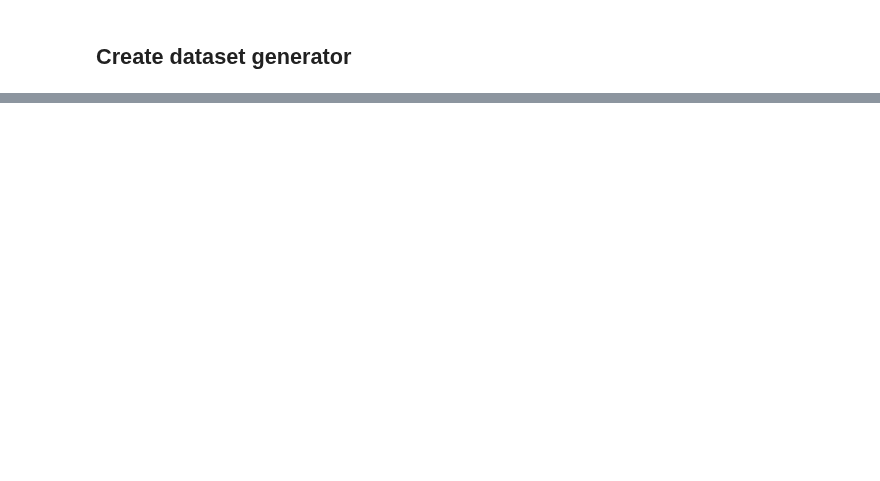
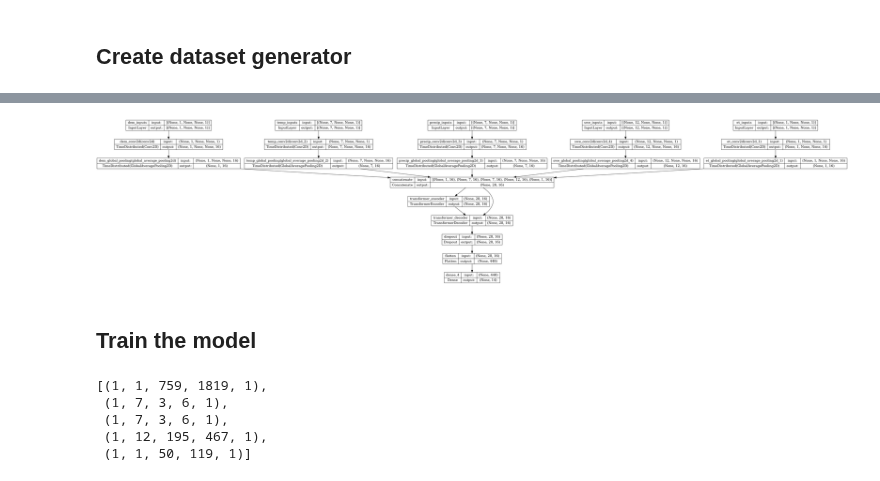
Before and after one commit to MIDS-capstone-fate-of-snow/discharge-estimation, a Jupyter notebook: models/CNN Models.ipynb, the cells around one changed output, grey strips where cells are left out. Drawn from its saved outputs; the diff is of its cells as text; code cells hidden in the pictures; blank space fills up the shorter version.

Commit message:
couple of fixes to data generator and add notebook model training.

```diff
--- a/models/CNN Models.ipynb
+++ b/models/CNN Models.ipynb
@@ -229,0 +102,8 @@ Similar to simple model above, but inputs are a sequence of images e.g. 1 week's
+# %%
+i = 0
+while True:
+    data = next(train_fp_gen)
+    assert isinstance(data, dict)
+    i += 1
+    count = f"{i}".rjust(6)
+    print(f"\rGenerated {count} filepaths", end="")
@@ -229,0 +113,8 @@ Similar to simple model above, but inputs are a sequence of images e.g. 1 week's
+# %%
+i = 0
+while True:
+    data = next(train_data_gen)
+    assert isinstance(data, dict)
+    i += 1
+    count = f"{i}".rjust(6)
+    print(f"\rGenerated {count} data samples", end="")
@@ -324,0 +235,27 @@ _________________________________________________________________
+# %%
+# Single image CNN inputs:
+dem_inputs, dem_outputs = time_dist_cnn(1, "dem", 16, kernel_size = (5, 5), strides = (1, 1))
+et_inputs, et_outputs = time_dist_cnn(1, "et", 16, kernel_size = (4, 4), strides = (1, 1))
+
+# Time dist CNN inputs:
+temp_inputs, temp_outputs = time_dist_cnn(7, "temp", 16, kernel_size = (2, 2))
+precip_inputs, precip_outputs = time_dist_cnn(7, "precip", 16, kernel_size = (2, 2))
+swe_inputs, swe_outputs = time_dist_cnn(12, "swe", 16, kernel_size = (5, 5))
+
+# Concatenate CNN outputs:
+concat = tf.keras.layers.Concatenate(axis = 1)(
+    [dem_outputs, temp_outputs, precip_outputs, swe_outputs, et_outputs]
+)
+
+# Transformer encoder:
+encoder_outputs = TransformerEncoder(embed_dim = 16, dense_dim = 32, num_heads = 2)(concat)
+
+# Transformer decoder:
+x = TransformerDecoder(embed_dim = 16, dense_dim = 32, num_heads = 2)(concat, encoder_outputs)
+x = layers.Dropout(0.5)(x)
+x = layers.Flatten()(x)
+decoder_outputs = layers.Dense(14, activation="linear")(x)
+
+# Model:
+transformer = keras.Model([dem_inputs, temp_inputs, precip_inputs, swe_inputs, et_inputs], decoder_outputs)
+transformer.summary()
@@ -324,0 +280,6 @@ _________________________________________________________________
+# %%
+keras.utils.plot_model(transformer, "seq2seq.png", show_shapes=True)
+# %% [output]
+[figure, added]
+# %% [markdown]
+## Train the model
@@ -324,0 +313,11 @@ _________________________________________________________________
+# %%
+gen = keras_gen()
+sample = next(gen)
+X = sample[0]
+[feature.shape for feature in X]
+# %% [output]
+[(1, 1, 759, 1819, 1),
+ (1, 7, 3, 6, 1),
+ (1, 7, 3, 6, 1),
+ (1, 12, 195, 467, 1),
+ (1, 1, 50, 119, 1)]
```
Also changed, not shown: parts of 44 cells of this notebook, 1 other file.
